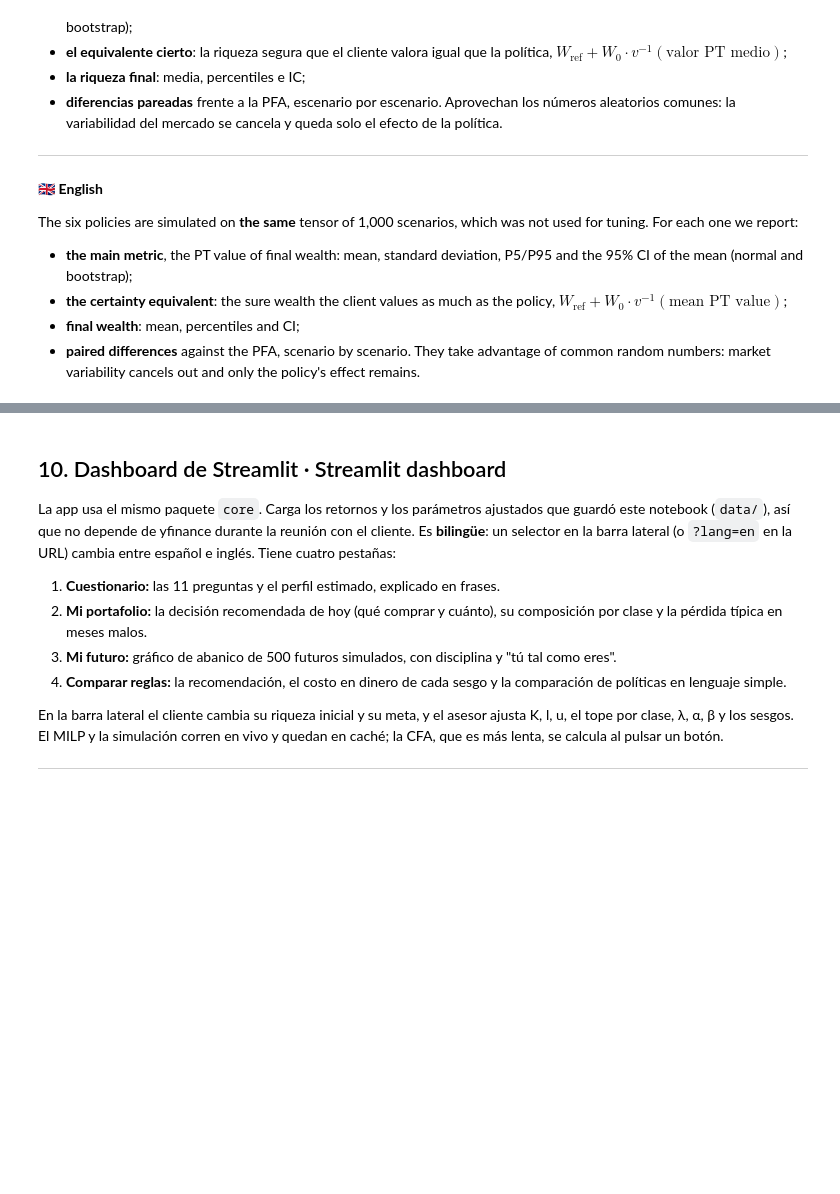
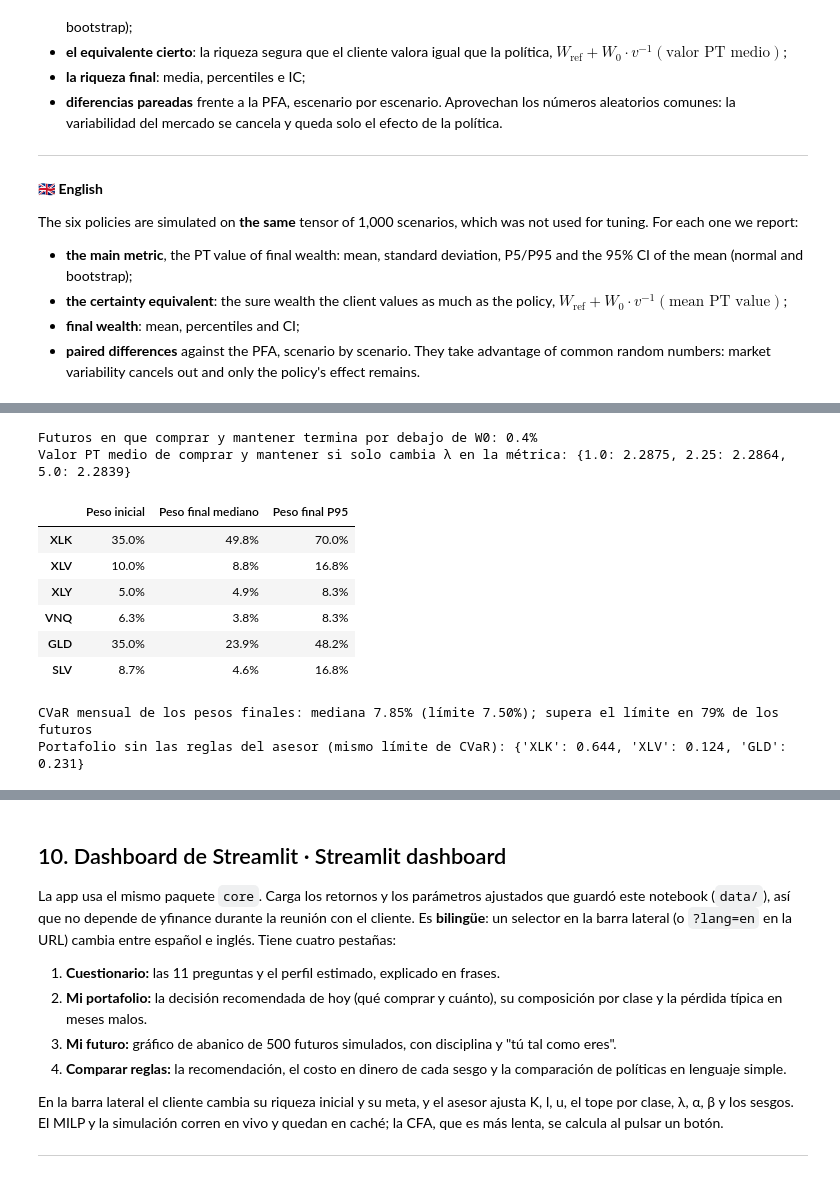
Before and after one commit to gemunozortiz-cell/behavioral-portfolio-dashboard, a Jupyter notebook: portafolio_conductual.ipynb, the cells around one changed output, grey strips where cells are left out. Cells and saved outputs as stored; diff of their text form; code cells hidden in the pictures; blank space fills up the shorter version.

```diff
--- a/portafolio_conductual.ipynb
+++ b/portafolio_conductual.ipynb
@@ -1916,3 +1938,33 @@ Sensibilidad en 25.7 min
 | Aversión alta (λ = 4) | 1.6634 | 1.6598 | 1.5958 | Comprar y mantener | Comprar y mantener |
 | Costos de 50 pb | 2.2290 | 2.2290 | 1.8348 | Comprar y mantener | Comprar y mantener |
 | Meta de 4% anual | 1.8307 | 1.8307 | 1.4117 | Comprar y mantener | Comprar y mantener |
+# %%
+# Diagnóstico: ¿cuánto pesa λ en el objetivo y cuánto se aleja comprar y mantener del riesgo del cliente?
+bh_T = results[BH].terminal
+print(f"Futuros en que comprar y mantener termina por debajo de W0: {(bh_T < W0).mean():.1%}")
+print("Valor PT medio de comprar y mantener si solo cambia λ en la métrica:",
+      {lam: round(float(pt_scores(bh_T, W0, W0, replace(REF, lam=lam)).mean()), 4) for lam in (1.0, 2.25, 5.0)})
+
+growth = np.prod(1 + eval_sc.returns, axis=1)
+w_end = w_star * growth
+w_end /= w_end.sum(axis=1, keepdims=True)
+drift = pd.DataFrame({"Peso inicial": w_star, "Peso final mediano": np.median(w_end, axis=0),
+                      "Peso final P95": np.percentile(w_end, 95, axis=0)}, index=tickers)
+display(drift[w_star > 0].style.format("{:.1%}"))
+cvar_end = np.array([hist_cvar(hist @ x) for x in w_end])
+print(f"CVaR mensual de los pesos finales: mediana {np.median(cvar_end):.2%} (límite {port_ref.cvar_limit:.2%}); "
+      f"supera el límite en {(cvar_end > port_ref.cvar_limit).mean():.0%} de los futuros")
+free = build_portfolio(REF, rets, Constraints(K=N_ASSETS, l=0.0, u=1.0, class_cap=1.0))
+print("Portafolio sin las reglas del asesor (mismo límite de CVaR):", free.weights[free.weights > 0].round(3).to_dict())
+# %% [output]
+Futuros en que comprar y mantener termina por debajo de W0: 0.4%
+Valor PT medio de comprar y mantener si solo cambia λ en la métrica: {1.0: 2.2875, 2.25: 2.2864, 5.0: 2.2839}
+|  | Peso inicial | Peso final mediano | Peso final P95 |
+| XLK | 35.0% | 49.8% | 70.0% |
+| XLV | 10.0% | 8.8% | 16.8% |
+| XLY | 5.0% | 4.9% | 8.3% |
+| VNQ | 6.3% | 3.8% | 8.3% |
+| GLD | 35.0% | 23.9% | 48.2% |
+| SLV | 8.7% | 4.6% | 16.8% |
+CVaR mensual de los pesos finales: mediana 7.85% (límite 7.50%); supera el límite en 79% de los futuros
+Portafolio sin las reglas del asesor (mismo límite de CVaR): {'XLK': 0.644, 'XLV': 0.124, 'GLD': 0.231}
```
Also changed, not shown: parts of 17 cells of this notebook, 9 other files.
